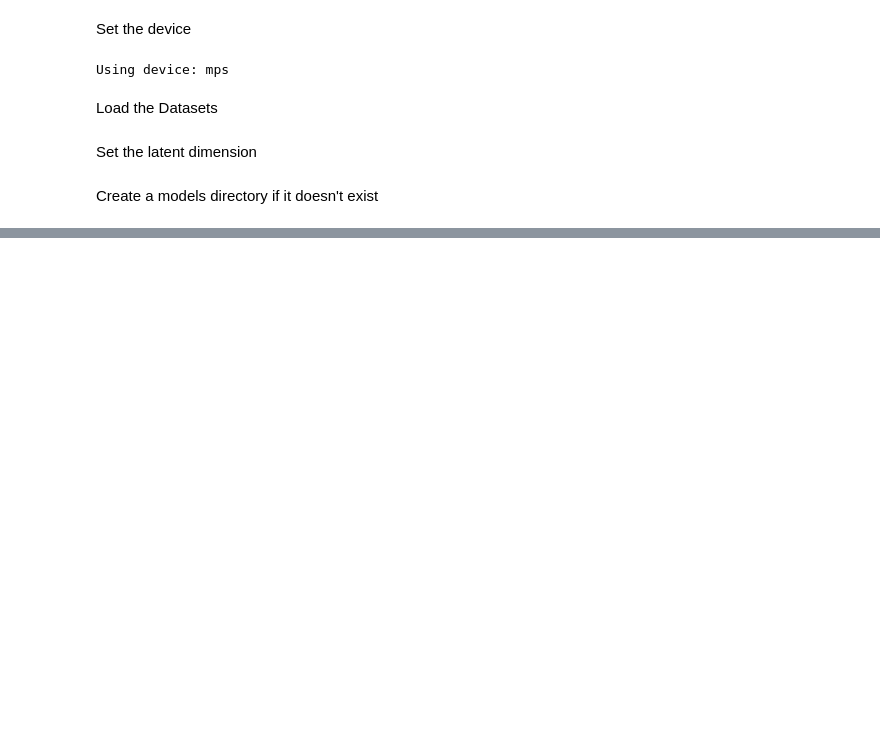
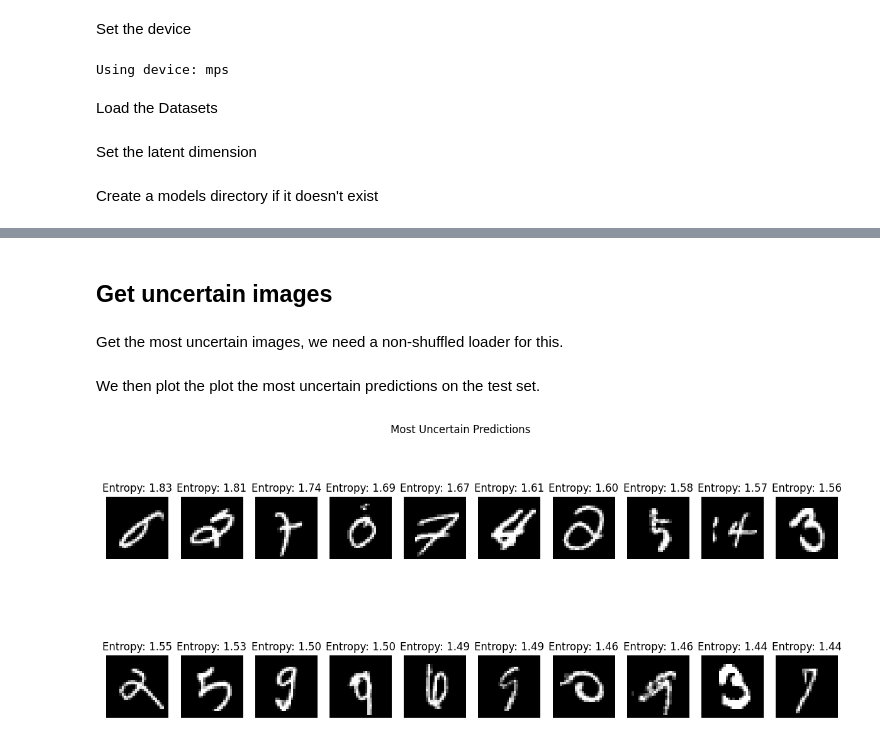
Before and after one commit to confinlay/Bayesian-CE, a Jupyter notebook: MyImplementation/training_notebooks/train-autoencoder-BNN.ipynb, the cells around one changed output, grey strips where cells are left out. Cells and saved outputs as stored; diff of their text form; code cells hidden in the pictures; blank space fills up the shorter version.

```diff
--- a/MyImplementation/training_notebooks/train-autoencoder-BNN.ipynb
+++ b/MyImplementation/training_notebooks/train-autoencoder-BNN.ipynb
@@ -59,0 +137,4 @@ model_saves_path = os.path.join('..', 'model_saves')
+# %% [markdown]
+## Get uncertain images
+# %% [markdown]
+Get the most uncertain images, we need a non-shuffled loader for this.
@@ -59,0 +168,46 @@ model_saves_path = os.path.join('..', 'model_saves')
+# %% [markdown]
+We then plot the plot the most uncertain predictions on the test set.
+# %%
+import matplotlib.pyplot as plt
+import torch
+
+def plot_most_uncertain(testset, sorted_data_indices, sorted_uncertainties, n_plot=5):
+    """
+    Plots the top-n most uncertain predictions from the training set.
+
+    Args:
+        testset (torch.utils.data.Dataset): Dataset that returns (image, label) samples.
+        sorted_data_indices (np.ndarray): Array of indices sorted in descending order by uncertainty.
+        sorted_uncertainties (np.ndarray): Array of uncertainty (entropy) values, sorted to match sorted_data_indices.
+        n_plot (int): Number of images to plot.
+    """
+    # Calculate number of rows needed
+    images_per_row = 10
+    n_rows = (n_plot - 1) // images_per_row + 1
+
+    plt.figure(figsize=(15, 3 * n_rows))
+    for i in range(n_plot):
+        data_idx = sorted_data_indices[i]
+        image, _ = testset[data_idx]
+
+        # If image is a torch.Tensor, convert it to a NumPy array.
+        if torch.is_tensor(image):
+            image = image.cpu().detach().numpy()
+            # If the image has one channel [1, H, W], squeeze out the channel dimension.
+            if image.ndim == 3 and image.shape[0] == 1:
+                image = image.squeeze(0)
+
+        row = i // images_per_row
+        col = i % images_per_row
+        plt.subplot(n_rows, images_per_row, i + 1)
+        plt.imshow(image, cmap='gray')
+        plt.title(f"Entropy: {sorted_uncertainties[i]:.2f}")
+        plt.axis("off")
+
+    plt.suptitle("Most Uncertain Predictions")
+    plt.show()
+# %%
+# Plot the most uncertain predictions
+plot_most_uncertain(testset, sorted_data_indices, sorted_uncertainties, n_plot=20)
+# %% [output]
+[figure, added]
```
Also changed, not shown: parts of 14 cells of this notebook, 4 other files.
